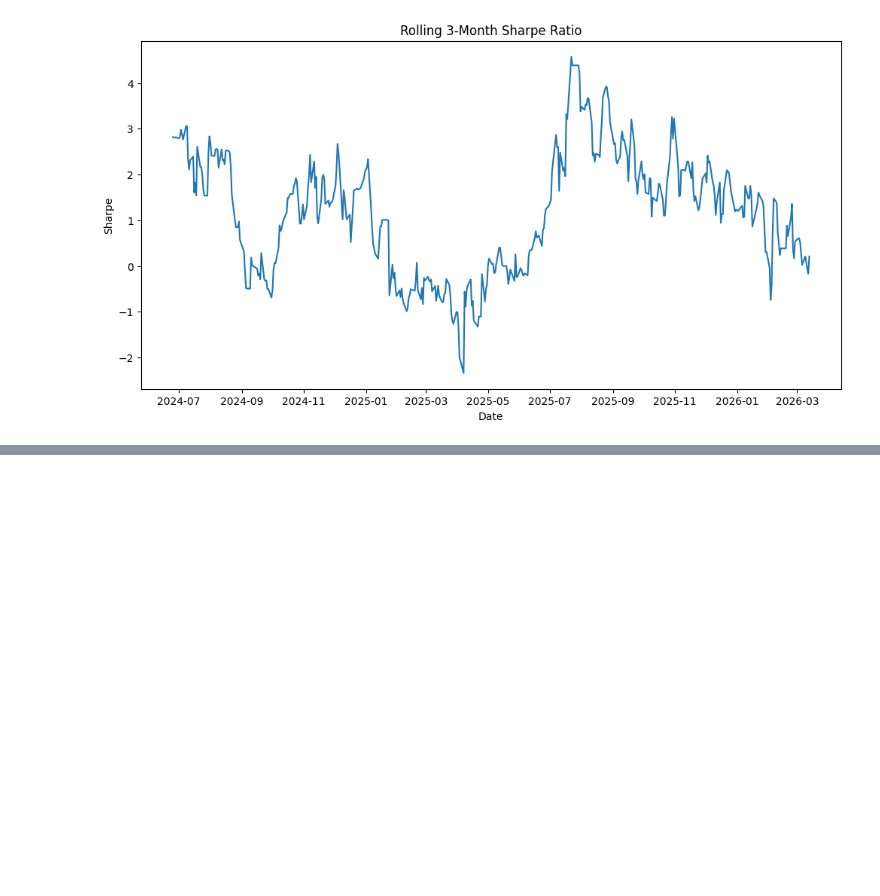
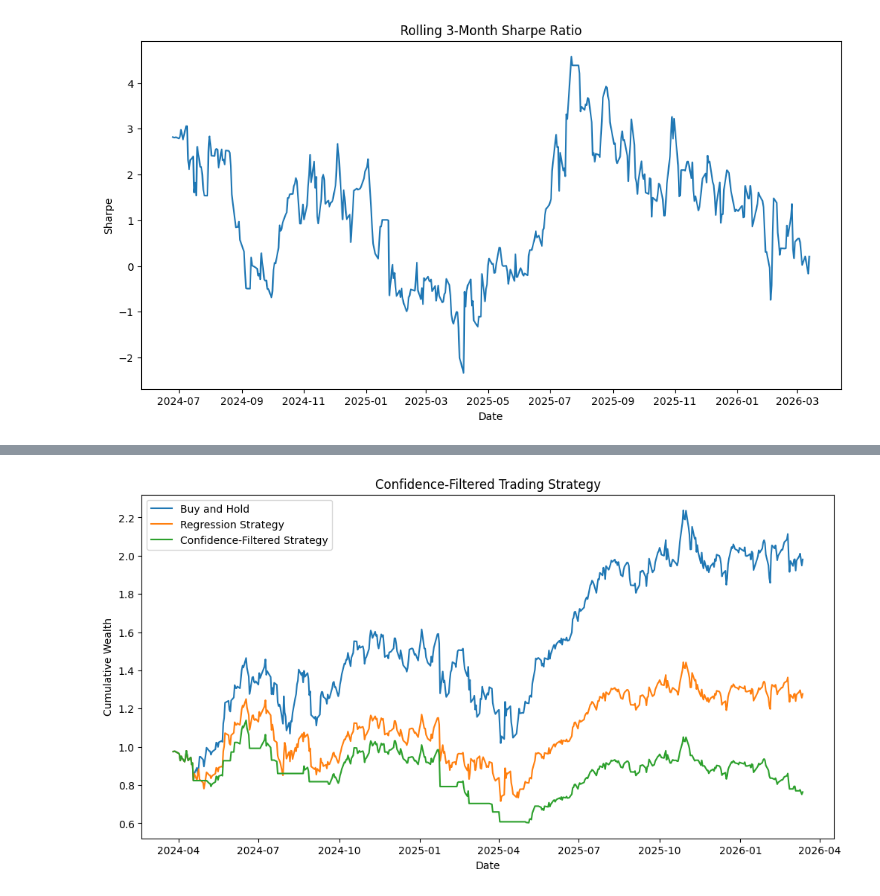
Before and after one commit to leowu555/stock-predictor-ML-model, a Jupyter notebook: stock_predictor.ipynb, the cells around one changed output, grey strips where cells are left out. Drawn from its saved outputs; the diff is of its cells as text; code cells hidden in the pictures; blank space fills up the shorter version.

```diff
--- a/stock_predictor.ipynb
+++ b/stock_predictor.ipynb
@@ -629,0 +778,23 @@ plt.show()
+# %%
+uncertainty_threshold = uncertainty_df["uncertainty"].quantile(0.7)
+
+confident_signal = np.where(
+    uncertainty_df["uncertainty"] <= uncertainty_threshold,
+    np.sign(uncertainty_df["pred"]),
+    0
+)
+
+confident_strategy_ret = confident_signal * uncertainty_df["actual"]
+confident_curve = (1 + confident_strategy_ret).cumprod()
+
+plt.figure(figsize=(12, 6))
+plt.plot((1 + pd.Series(y_test, index=X_test.index)).cumprod(), label="Buy and Hold")
+plt.plot((1 + pd.Series(strategy_ret_reg_net, index=X_test.index)).cumprod(), label="Regression Strategy")
+plt.plot(confident_curve, label="Confidence-Filtered Strategy")
+plt.title("Confidence-Filtered Trading Strategy")
+plt.xlabel("Date")
+plt.ylabel("Cumulative Wealth")
+plt.legend()
+plt.show()
+# %% [output]
+[figure, added]
```
Also changed, not shown: parts of 17 cells of this notebook.
